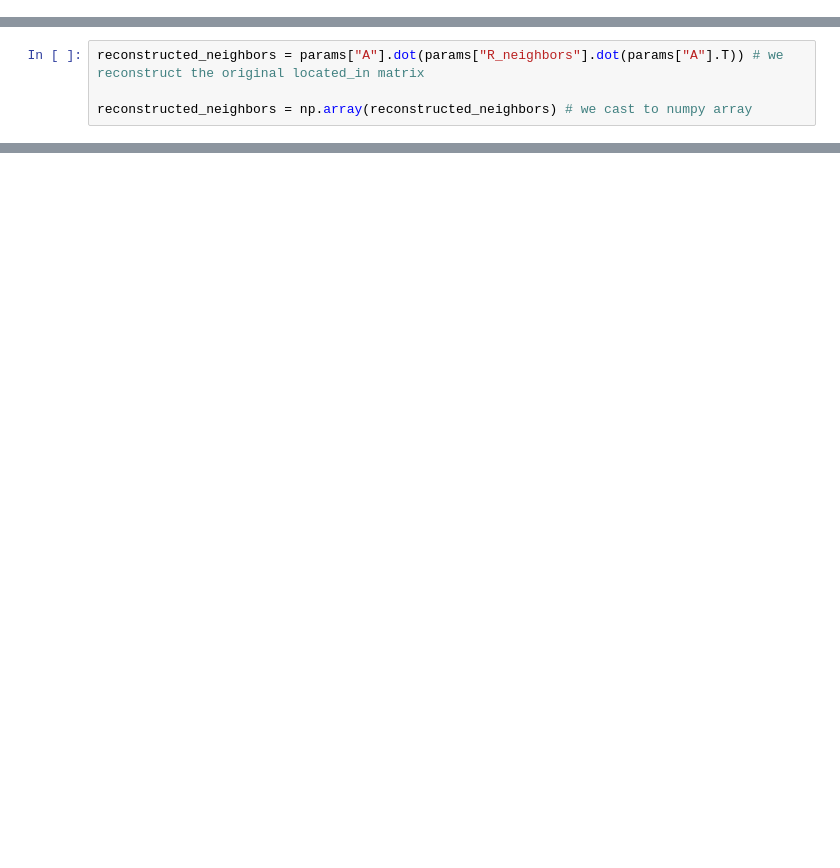
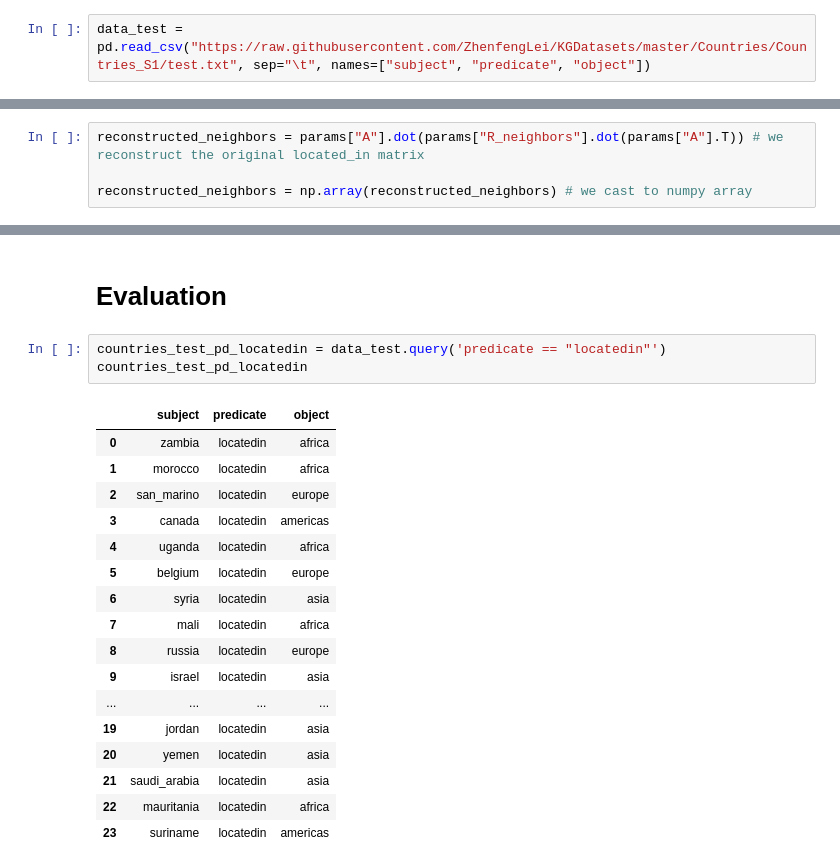
Before and after one commit to MarioAvolio/AI-Project, a Jupyter notebook: assignment 4/2_Rescal_Implementation.ipynb, the cells around one changed output, grey strips where cells are left out. Cells and saved outputs as stored; diff of their text form; blank space fills up the shorter version.

```diff
--- a/assignment 4/2_Rescal_Implementation.ipynb
+++ b/assignment 4/2_Rescal_Implementation.ipynb
@@ -45,6 +45,8 @@ data
 | 1109 | cuba | locatedin | caribbean |
 | 1110 | nauru | locatedin | oceania |
 1111 rows × 3 columns
+# %%
+data_test = pd.read_csv("https://raw.githubusercontent.com/ZhenfengLei/KGDatasets/master/Countries/Countries_S1/test.txt", sep="\t", names=["subject", "predicate", "object"])
 # %%
 entities = list(set(data["subject"].unique().tolist() + data["object"].unique().tolist()))
 # %%
@@ -362,0 +360,23 @@ get_top_k_predictions('canada', reconstructed_neighbors, 5)
+# %% [markdown]
+# Evaluation
+# %%
+countries_test_pd_locatedin = data_test.query('predicate == "locatedin"')
+countries_test_pd_locatedin
+# %% [output]
+|  | subject | predicate | object |
+| 0 | zambia | locatedin | africa |
+| 1 | morocco | locatedin | africa |
+| 2 | san_marino | locatedin | europe |
+| 3 | canada | locatedin | americas |
+| 4 | uganda | locatedin | africa |
+| 5 | belgium | locatedin | europe |
+| 6 | syria | locatedin | asia |
+| 7 | mali | locatedin | africa |
+| 8 | russia | locatedin | europe |
+| 9 | israel | locatedin | asia |
+| ... | ... | ... | ... |
+| 19 | jordan | locatedin | asia |
+| 20 | yemen | locatedin | asia |
+| 21 | saudi_arabia | locatedin | asia |
+| 22 | mauritania | locatedin | africa |
+| 23 | suriname | locatedin | americas |
```
Also changed, not shown: parts of 12 cells of this notebook.
